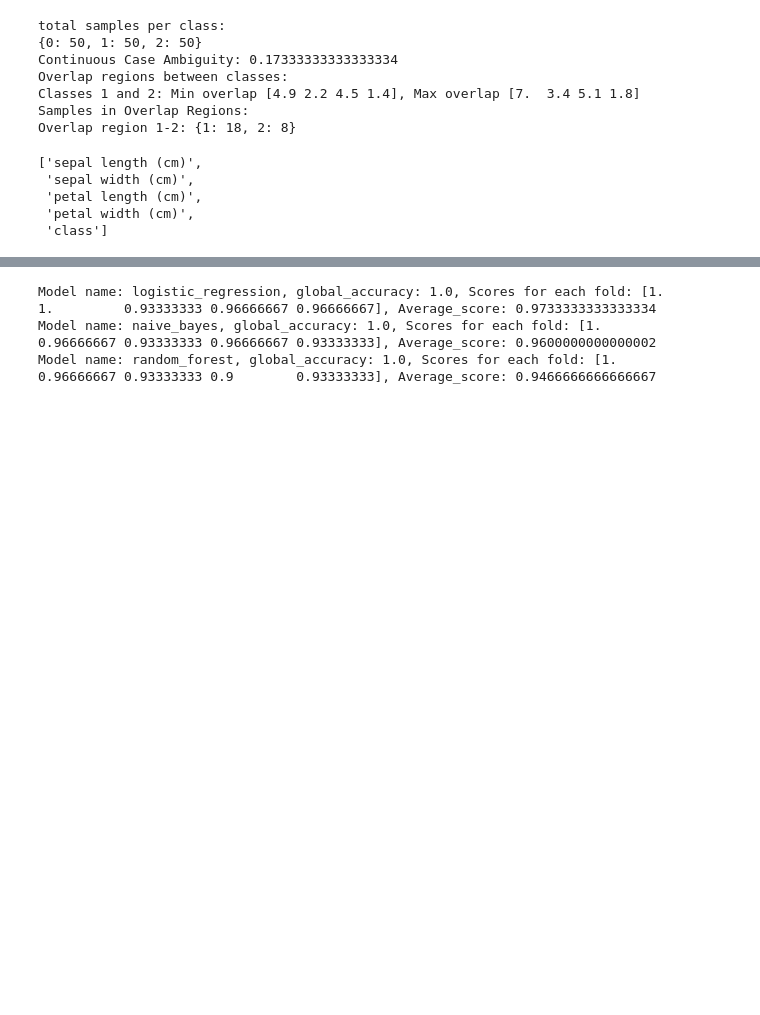
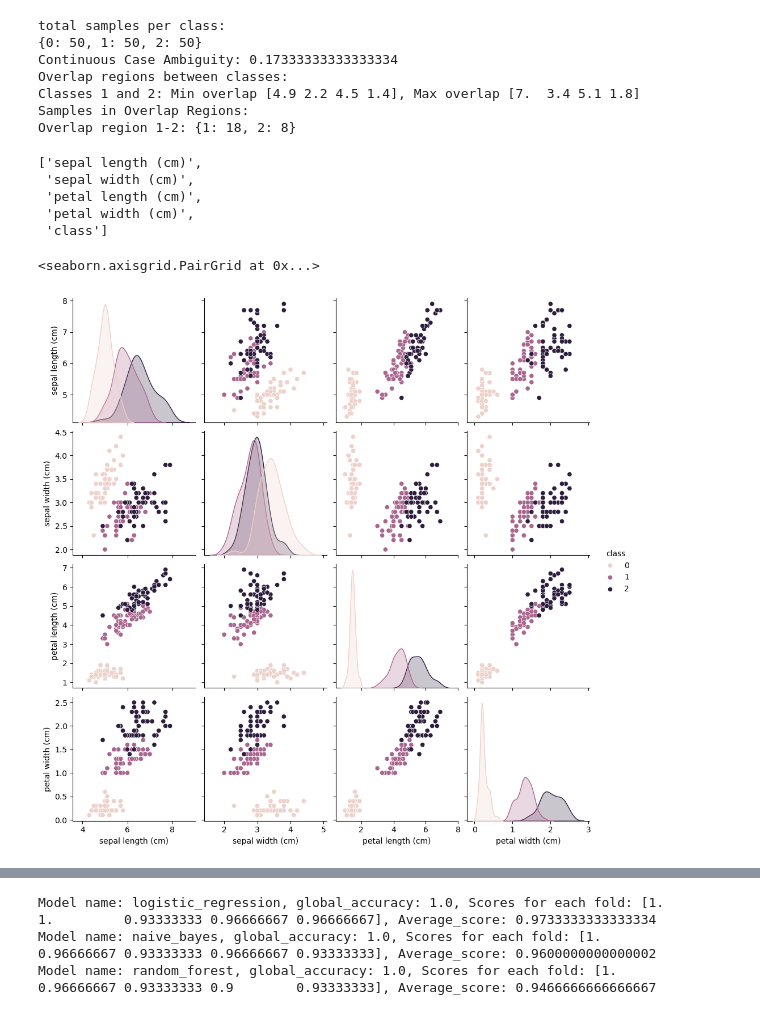
Before and after one commit to Mohammad-Shiblu/Dataset-Learning-Limit, a Jupyter notebook: Notebooks/notebook.ipynb, the cells around one changed output, grey strips where cells are left out. Saved outputs shown, nothing was run; the diff lists cells and outputs as text; code cells hidden in the pictures; blank space fills up the shorter version.

```diff
--- a/Notebooks/notebook.ipynb
+++ b/Notebooks/notebook.ipynb
@@ -303,4 +305,10 @@ Overlap region 1-2: {1: 18, 2: 8}
  'petal length (cm)',
  'petal width (cm)',
  'class']
+# %%
+import seaborn as sns
+sns.pairplot(iris_df, hue='class')
+# %% [output]
+<seaborn.axisgrid.PairGrid at 0x...>
+[figure, added]
 # %%
```
Also changed, not shown: parts of 13 cells of this notebook, 12 other files.
